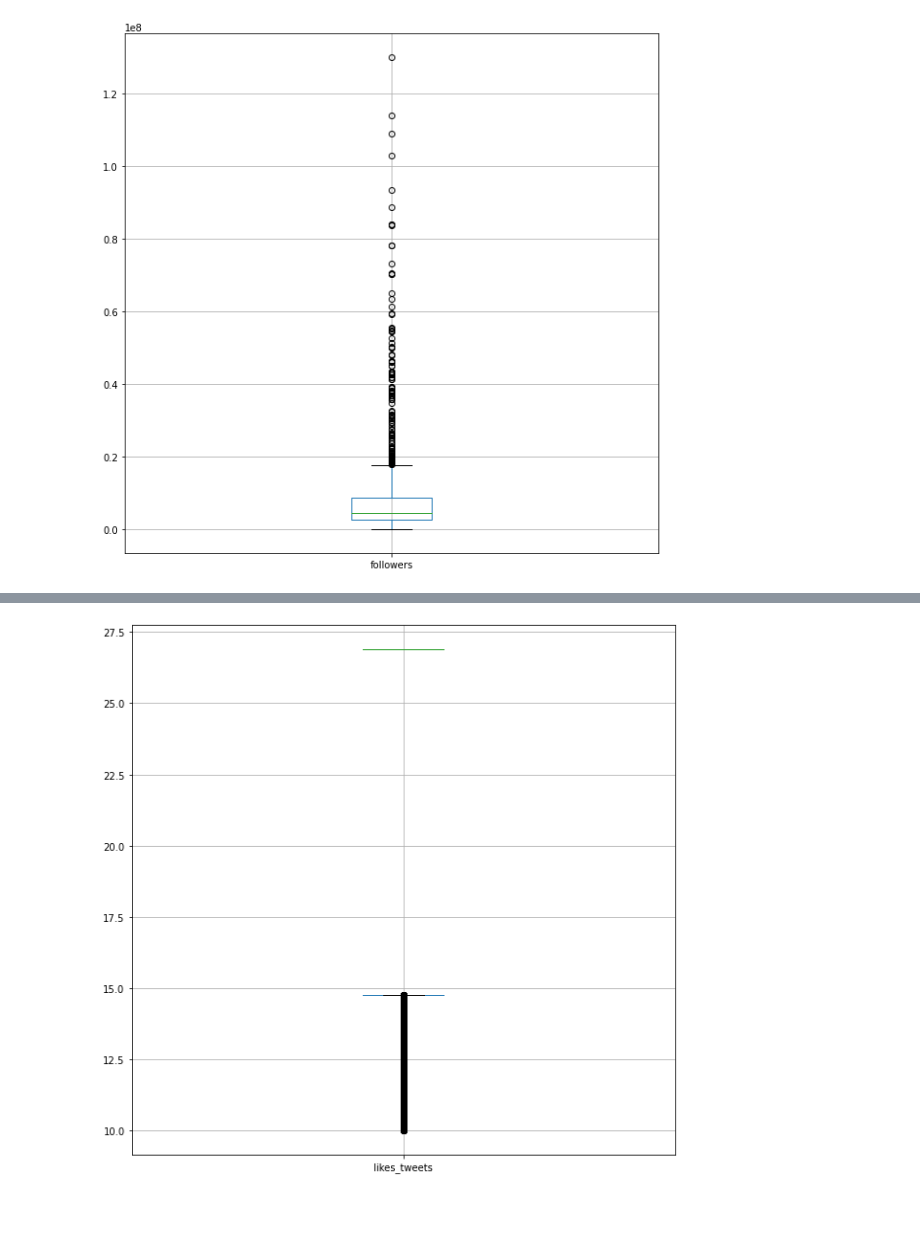
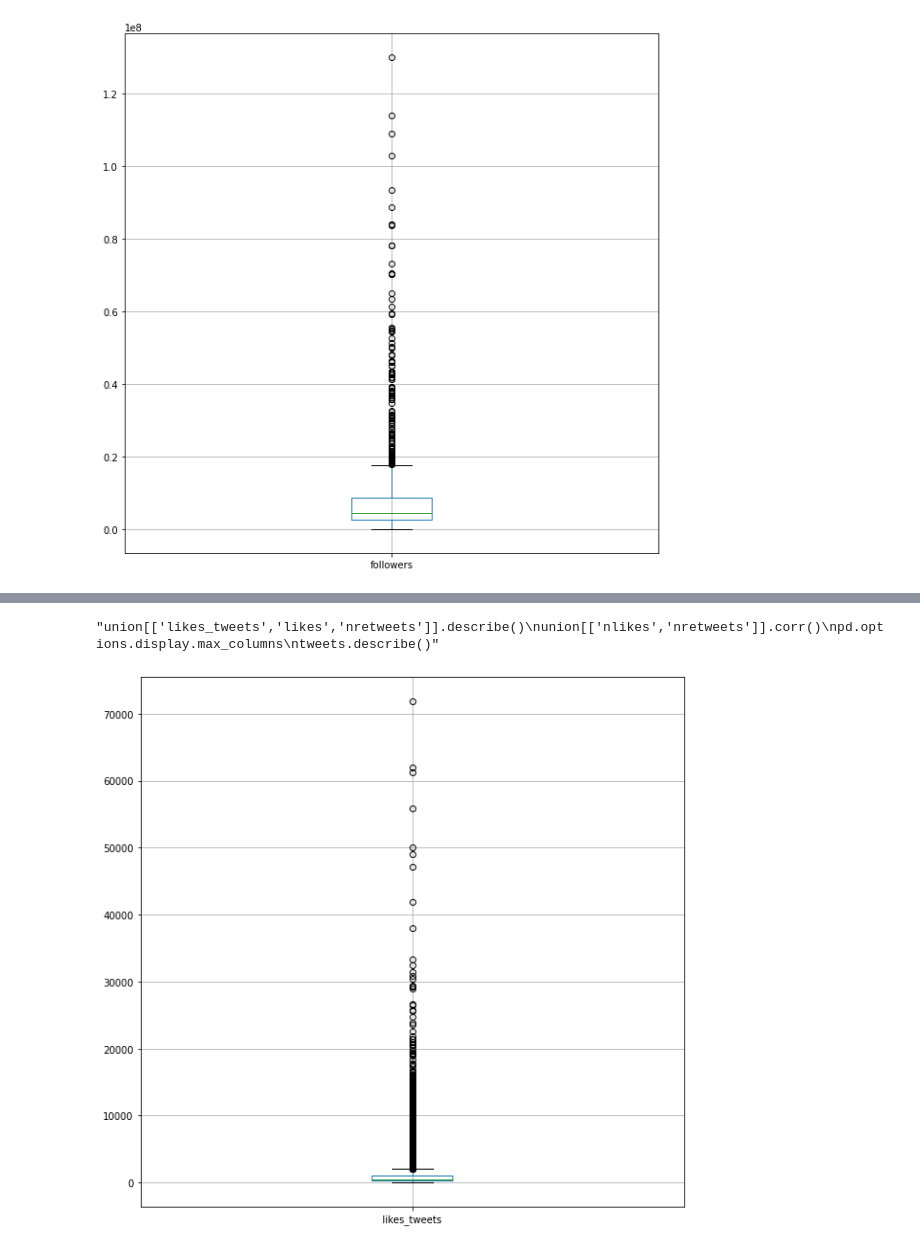
Before and after one commit to julianmelero/twitter-ai, a Jupyter notebook: Analysis/basic.ipynb, the cells around one changed output, grey strips where cells are left out. Drawn from its saved outputs; the diff is of its cells as text; code cells hidden in the pictures; blank space fills up the shorter version.

```diff
--- a/Analysis/basic.ipynb
+++ b/Analysis/basic.ipynb
@@ -274,10 +274,10 @@ headers.boxplot(column =['followers'], figsize=(10,10))
 <AxesSubplot:>
 [figure]
 # %%
-union['likes_tweets'] = (union['nlikes'] / union['nretweets'])
+union['likes_tweets'] = (union['nlikes'] / union['nretweets']) * 100
 union[union['likes_tweets'] > 10].boxplot(column =['likes_tweets'], figsize=(10,10))
-union[['likes_tweets','likes','nretweets']].describe()
+"""union[['likes_tweets','likes','nretweets']].describe()
 union[['nlikes','nretweets']].corr()
 pd.options.display.max_columns
-tweets.describe()
+tweets.describe()"""
 # %% [output]
@@ -293 +284,2 @@ tweets.describe()
+"union[['likes_tweets','likes','nretweets']].describe()\nunion[['nlikes','nretweets']].corr()\npd.options.display.max_columns\ntweets.describe()"
-[figure, old version]
+[figure, new version]
```
Also changed, not shown: parts of 2 cells of this notebook, 2 other files.
